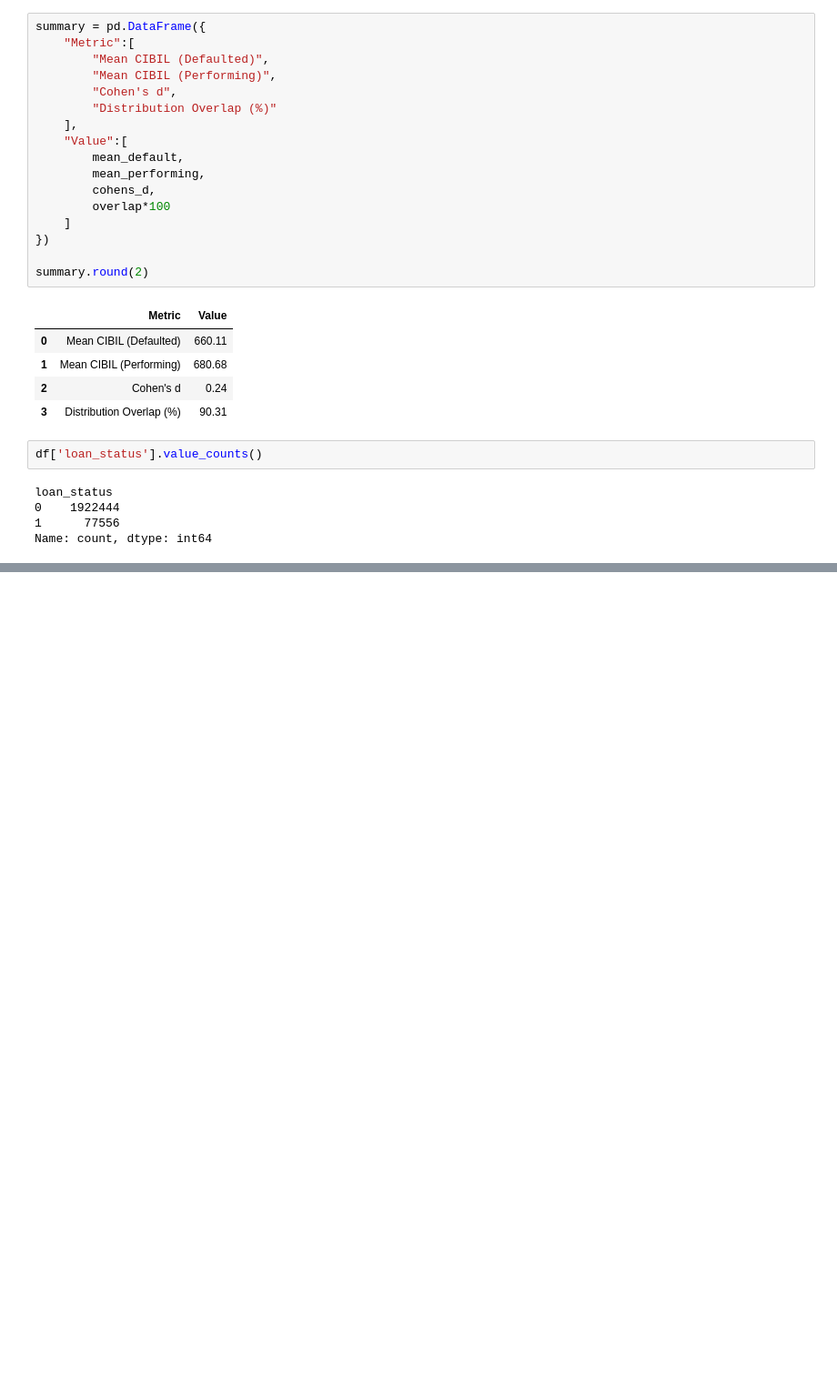
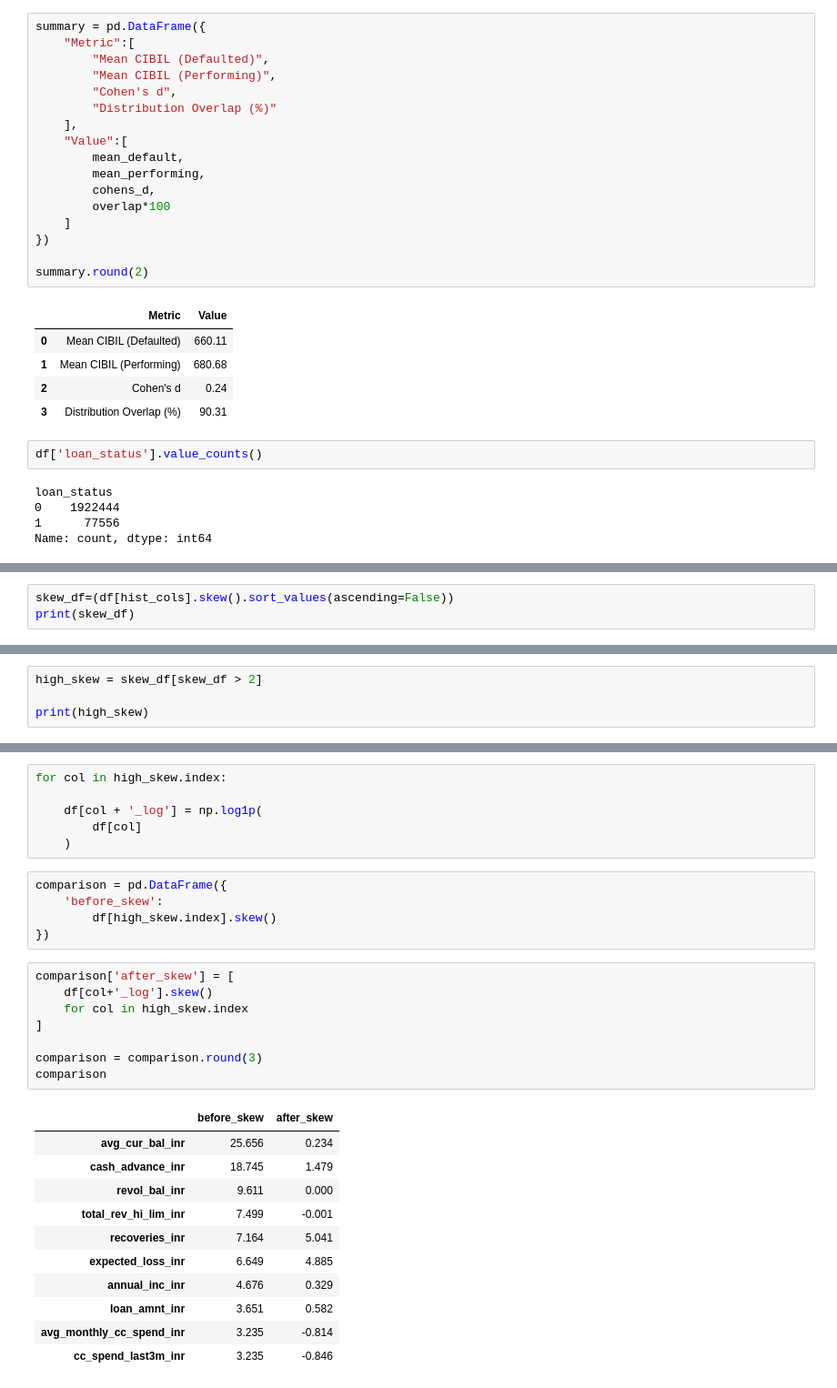
Before and after one commit to narendrajethi220/Credit-Risk-Analytics-NPA-Prediction, a Jupyter notebook: notebook/03_eda.ipynb, the cells around one changed output, grey strips where cells are left out. Shown at 91% size. Saved outputs shown, nothing was run; the diff lists cells and outputs as text; blank space fills up the shorter version.

Commit message:
find skewness in the performing log transformation before regression

```diff
--- a/notebook/03_eda.ipynb
+++ b/notebook/03_eda.ipynb
@@ -142,0 +209,3 @@ Name: count, dtype: int64
+# %%
+skew_df=(df[hist_cols].skew().sort_values(ascending=False))
+print(skew_df)
@@ -142,0 +226,4 @@ Name: count, dtype: int64
+# %%
+high_skew = skew_df[skew_df > 2]
+
+print(high_skew)
@@ -142,0 +242,31 @@ Name: count, dtype: int64
+# %%
+for col in high_skew.index:
+
+    df[col + '_log'] = np.log1p(
+        df[col]
+    )
+# %%
+comparison = pd.DataFrame({
+    'before_skew':
+        df[high_skew.index].skew()
+})
+# %%
+comparison['after_skew'] = [
+    df[col+'_log'].skew()
+    for col in high_skew.index
+]
+
+comparison = comparison.round(3)
+comparison
+# %% [output]
+|  | before_skew | after_skew |
+| avg_cur_bal_inr | 25.656 | 0.234 |
+| cash_advance_inr | 18.745 | 1.479 |
+| revol_bal_inr | 9.611 | 0.000 |
+| total_rev_hi_lim_inr | 7.499 | -0.001 |
+| recoveries_inr | 7.164 | 5.041 |
+| expected_loss_inr | 6.649 | 4.885 |
+| annual_inc_inr | 4.676 | 0.329 |
+| loan_amnt_inr | 3.651 | 0.582 |
+| avg_monthly_cc_spend_inr | 3.235 | -0.814 |
+| cc_spend_last3m_inr | 3.235 | -0.846 |
```
Also changed, not shown: parts of 7 cells of this notebook, 1 other file.
